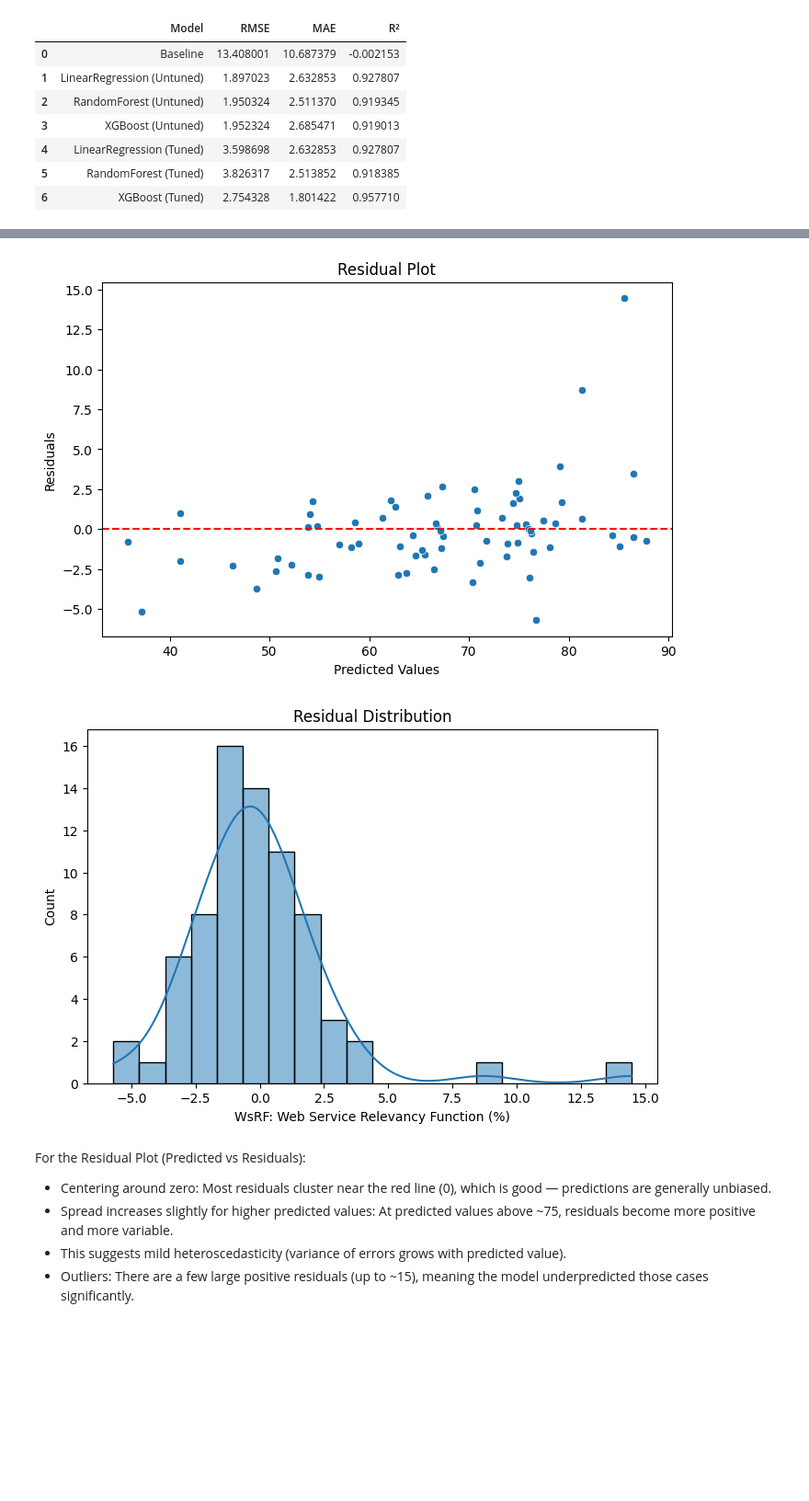
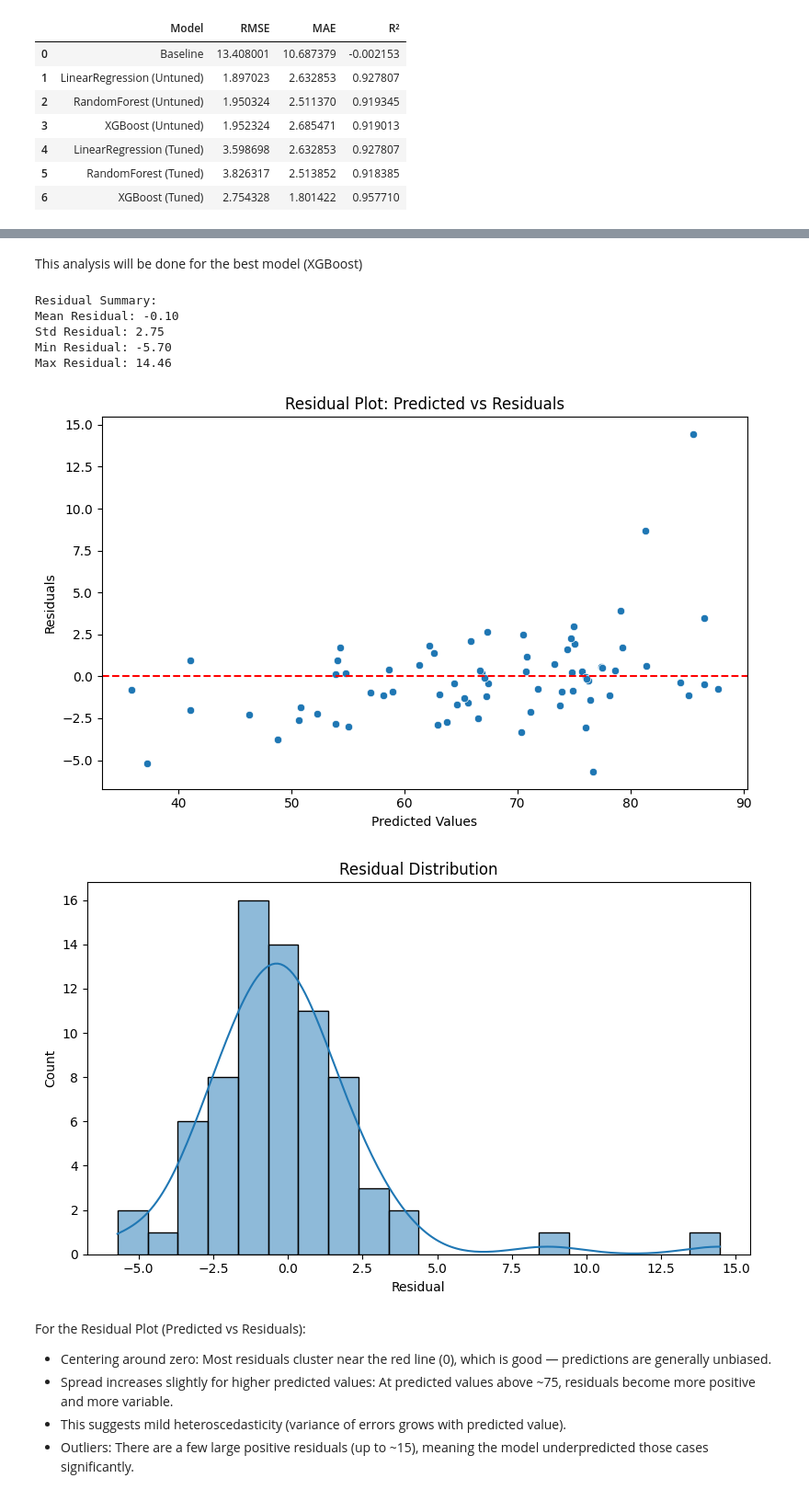
Before and after one commit to ricardo-abreu1/Route-25, a Jupyter notebook: Data_Process.ipynb, the cells around one changed output, grey strips where cells are left out. Shown: that part at 92% size. Saved outputs shown, nothing was run; the diff lists cells and outputs as text; code cells hidden in the pictures; blank space fills up the shorter version.

Commit message:
Regression Model finished

```diff
--- a/Data_Process.ipynb
+++ b/Data_Process.ipynb
@@ -132,6 +158,7 @@ models = {
 }
 
 results = {}
+preds = {}
 
 for name, model in models.items():
     # Scale only for LinearRegression
@@ -141,17 +168,24 @@ for name, model in models.items():
     pipeline.fit(X_train, y_train)
     y_pred = pipeline.predict(X_test)
 
+    # Store metrics
     rmse = np.sqrt(root_mean_squared_error(y_test, y_pred))
     mae = mean_absolute_error(y_test, y_pred)
     r2 = r2_score(y_test, y_pred)
-
     results[name] = {'RMSE': rmse, 'MAE': mae, 'R²': r2}
 
-# Display results
-for model_name, metrics in results.items():
-    print(f"{model_name}: RMSE={metrics['RMSE']:.2f}, MAE={metrics['MAE']:.2f}, R²={metrics['R²']:.3f}")
+    # Store predictions
+    preds[name] = y_pred
 
-results_df = pd.DataFrame(results).T.reset_index()
-results_df.columns = ['Model', 'RMSE', 'MAE', 'R²']
-results_df
+# Add baseline predictions
+baseline_pred = np.full_like(y_test, y_train.mean(), dtype=float)
+preds['Baseline'] = baseline_pred
+
+# DataFrame with actual and predicted
+preds_df = pd.DataFrame({'Actual Values': y_test})
+for model_name, y_pred in preds.items():
+    preds_df[model_name] = y_pred
+
+print("\nPredictions vs Actual:")
+preds_df.head()
 # %% [output]
@@ -394,25 +555,42 @@ plt.show()
+# %% [markdown]
+This analysis will be done for the best model (XGBoost)
 # %%
-# Residuals for best model - example: XGBoost
+# Compute residuals
 y_pred = best_xgb.predict(X_test)
 residuals = y_test - y_pred
 
-# Scatter plot: predicted vs residuals
+# Numeric summary
+print("Residual Summary:")
+print(f"Mean Residual: {np.mean(residuals):.2f}")
+print(f"Std Residual: {np.std(residuals):.2f}")
+print(f"Min Residual: {np.min(residuals):.2f}")
+print(f"Max Residual: {np.max(residuals):.2f}")
+
+# Scatter plot: Predicted vs Residuals
 plt.figure(figsize=(8, 5))
 sns.scatterplot(x=y_pred, y=residuals)
 plt.axhline(0, color='red', linestyle='--')
 plt.xlabel("Predicted Values")
 plt.ylabel("Residuals")
-plt.title("Residual Plot")
+plt.title("Residual Plot: Predicted vs Residuals")
+plt.tight_layout()
 plt.show()
 
 # Histogram of residuals
 plt.figure(figsize=(8, 5))
 sns.histplot(residuals, bins=20, kde=True)
 plt.title("Residual Distribution")
+plt.xlabel("Residual")
+plt.tight_layout()
 plt.show()
 # %% [output]
+Residual Summary:
+Mean Residual: -0.10
+Std Residual: 2.75
+Min Residual: -5.70
+Max Residual: 14.46
-[figure, old version]
+[figure, new version]
-[figure, old version]
+[figure, new version]
 # %% [markdown]
 For the Residual Plot (Predicted vs Residuals):
 - Centering around zero: Most residuals cluster near the red line (0), which is good — predictions are generally unbiased.
```
Also changed, not shown: parts of 49 cells of this notebook, 4 other files.
